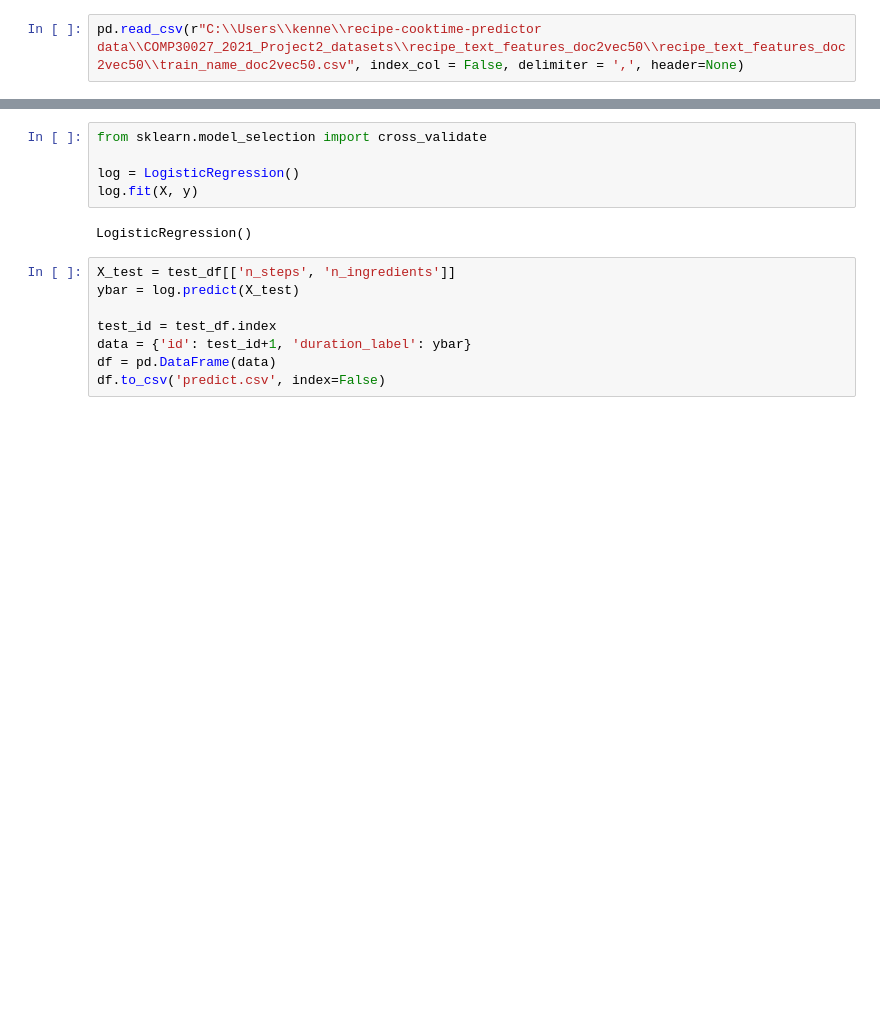
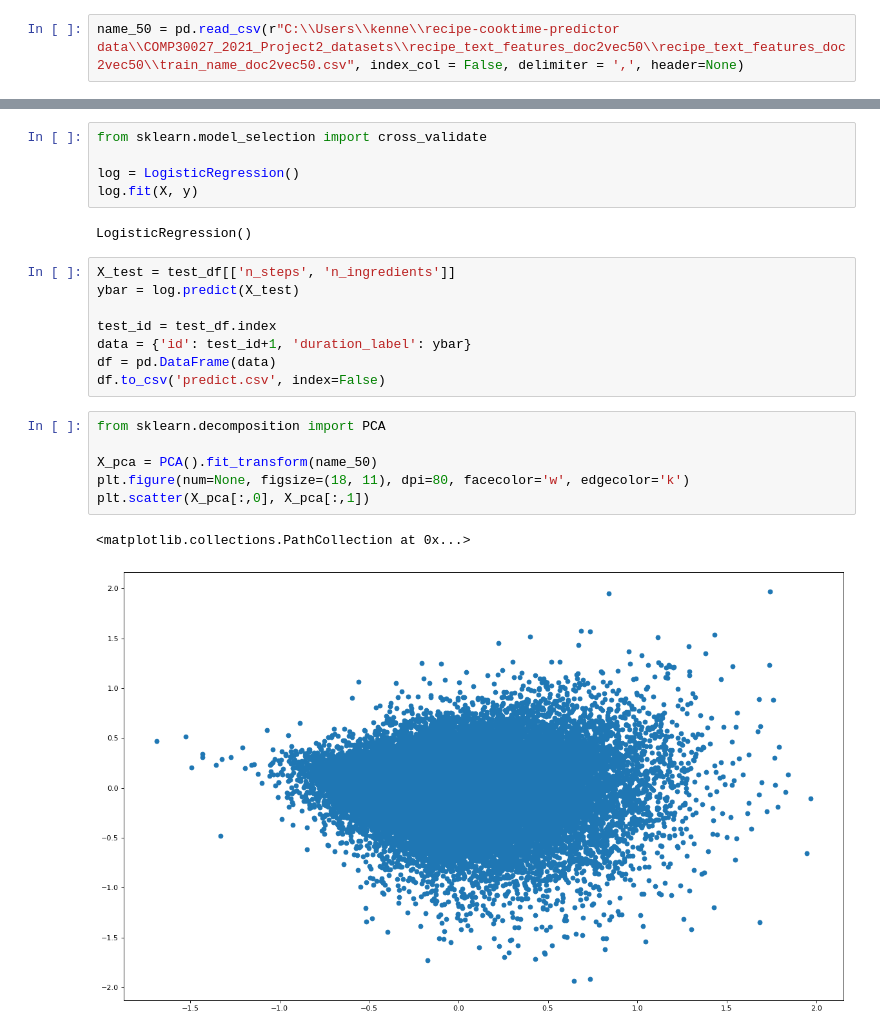
Before and after one commit to HesterLim/recipe-cooktime-classifier, a Jupyter notebook: recipe-classification-notebook.ipynb, the cells around one changed output, grey strips where cells are left out. Cells and saved outputs as stored; diff of their text form; blank space fills up the shorter version.

```diff
--- a/recipe-classification-notebook.ipynb
+++ b/recipe-classification-notebook.ipynb
@@ -59,4 +60,4 @@ scipy.sparse.load_npz('C:\\Users\\kenne\\recipe-cooktime-predictor data\\COMP300
 <40000x10892 sparse matrix of type '<class 'numpy.int64'>'
         with 152716 stored elements in Compressed Sparse Row format>
 # %%
-pd.read_csv(r"C:\\Users\\kenne\\recipe-cooktime-predictor data\\COMP30027_2021_Project2_datasets\\recipe_text_features_doc2vec50\\recipe_text_features_doc2vec50\\train_name_doc2vec50.csv", index_col = False, delimiter = ',', header=None)
+name_50 = pd.read_csv(r"C:\\Users\\kenne\\recipe-cooktime-predictor data\\COMP30027_2021_Project2_datasets\\recipe_text_features_doc2vec50\\recipe_text_features_doc2vec50\\train_name_doc2vec50.csv", index_col = False, delimiter = ',', header=None)
@@ -189,3 +176,12 @@ test_id = test_df.index
 data = {'id': test_id+1, 'duration_label': ybar}
 df = pd.DataFrame(data)
 df.to_csv('predict.csv', index=False)
+# %%
+from sklearn.decomposition import PCA
+
+X_pca = PCA().fit_transform(name_50)
+plt.figure(num=None, figsize=(18, 11), dpi=80, facecolor='w', edgecolor='k')
+plt.scatter(X_pca[:,0], X_pca[:,1])
+# %% [output]
+<matplotlib.collections.PathCollection at 0x...>
+[figure, added]
```
Also changed, not shown: parts of 2 cells of this notebook.
